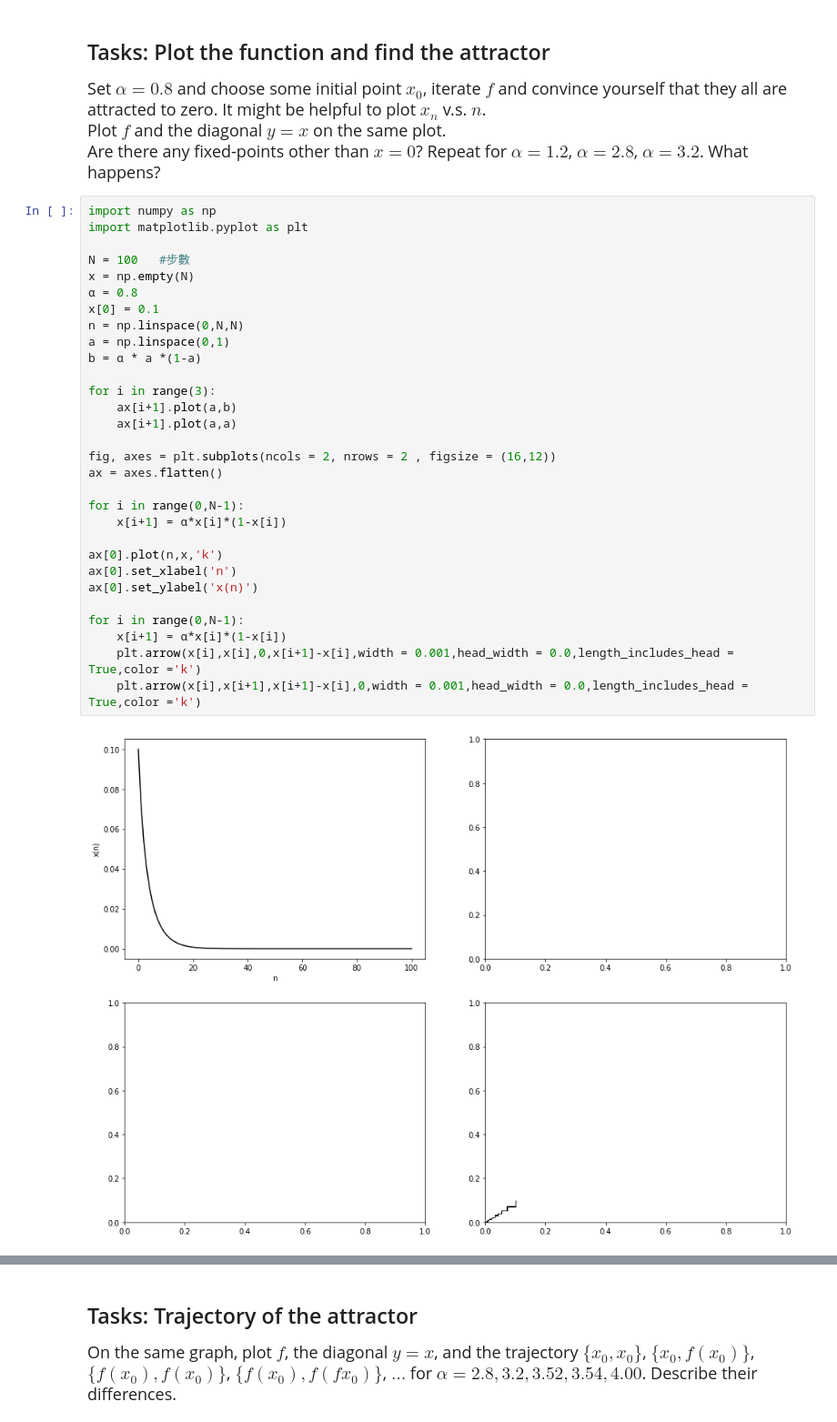
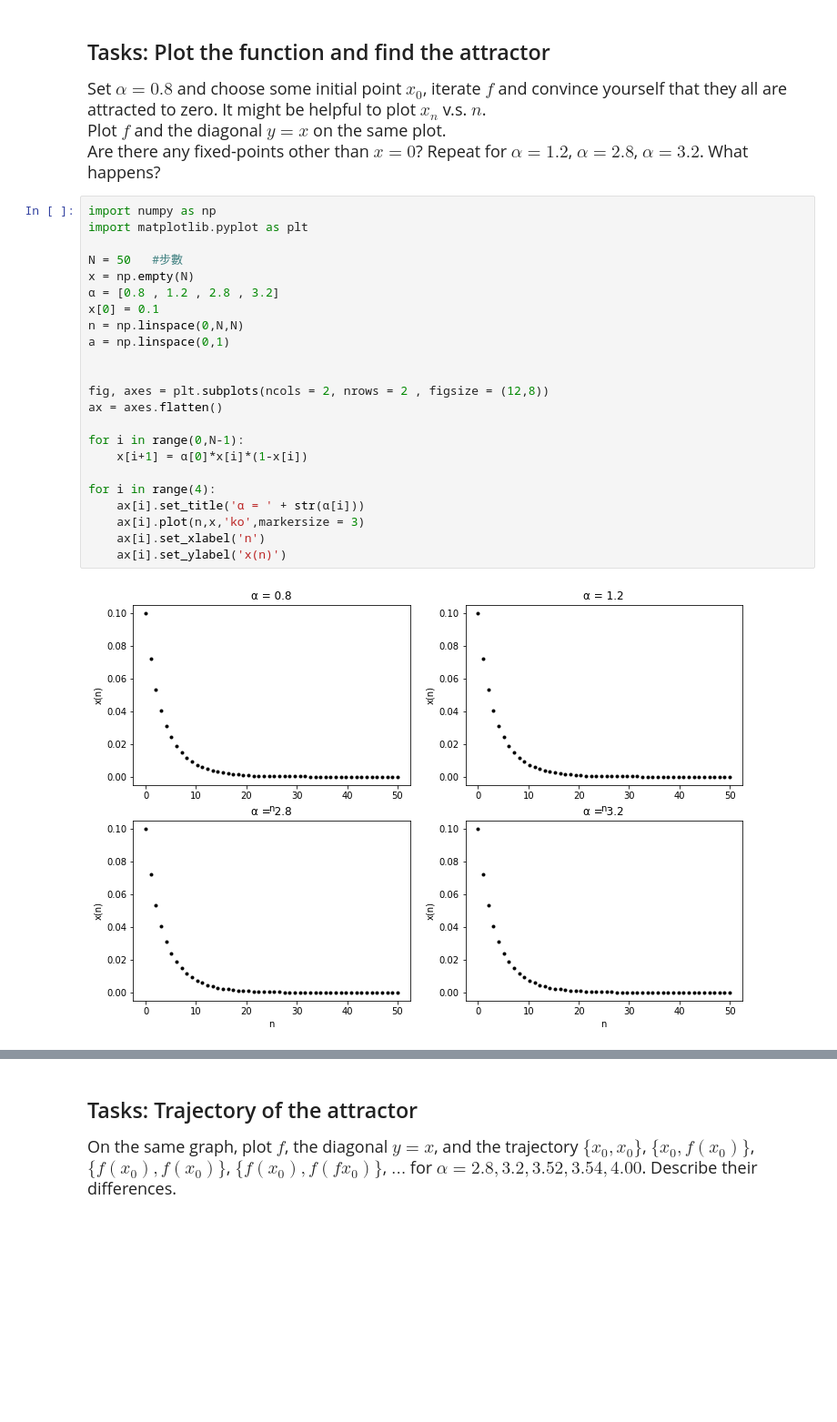
Before and after one commit to pcchen/Computation-in-Physics, a Jupyter notebook: 107022138/1025_Logistic_map.ipynb, the cells around one changed output, grey strips where cells are left out. Shown at 91% size. Saved outputs shown, nothing was run; the diff lists cells and outputs as text; blank space fills up the shorter version.

```diff
--- a/107022138/1025_Logistic_map.ipynb
+++ b/107022138/1025_Logistic_map.ipynb
@@ -19,32 +20,25 @@ Repeat for $\alpha=1.2$, $\alpha=2.8$, $\alpha=3.2$. What happens?
 # %%
 import numpy as np
 import matplotlib.pyplot as plt
 
-N = 100   #步數
+N = 50   #步數
 x = np.empty(N)
-α = 0.8
+α = [0.8 , 1.2 , 2.8 , 3.2]
 x[0] = 0.1
 n = np.linspace(0,N,N)
 a = np.linspace(0,1)
-b = α * a *(1-a)
 
-for i in range(3):
-    ax[i+1].plot(a,b)
-    ax[i+1].plot(a,a)
 
-fig, axes = plt.subplots(ncols = 2, nrows = 2 , figsize = (16,12))
+fig, axes = plt.subplots(ncols = 2, nrows = 2 , figsize = (12,8))
 ax = axes.flatten()
 
 for i in range(0,N-1):
-    x[i+1] = α*x[i]*(1-x[i])
+    x[i+1] = α[0]*x[i]*(1-x[i])
 
-ax[0].plot(n,x,'k')
-ax[0].set_xlabel('n')
-ax[0].set_ylabel('x(n)')
-
-for i in range(0,N-1):
-    x[i+1] = α*x[i]*(1-x[i])
-    plt.arrow(x[i],x[i],0,x[i+1]-x[i],width = 0.001,head_width = 0.0,length_includes_head = True,color ='k')
-    plt.arrow(x[i],x[i+1],x[i+1]-x[i],0,width = 0.001,head_width = 0.0,length_includes_head = True,color ='k')
+for i in range(4):
+    ax[i].set_title('α = ' + str(α[i]))
+    ax[i].plot(n,x,'ko',markersize = 3)
+    ax[i].set_xlabel('n')
+    ax[i].set_ylabel('x(n)')
 # %% [output]
-[figure, old version]
+[figure, new version]
```
Also changed, not shown: parts of 7 cells of this notebook.
